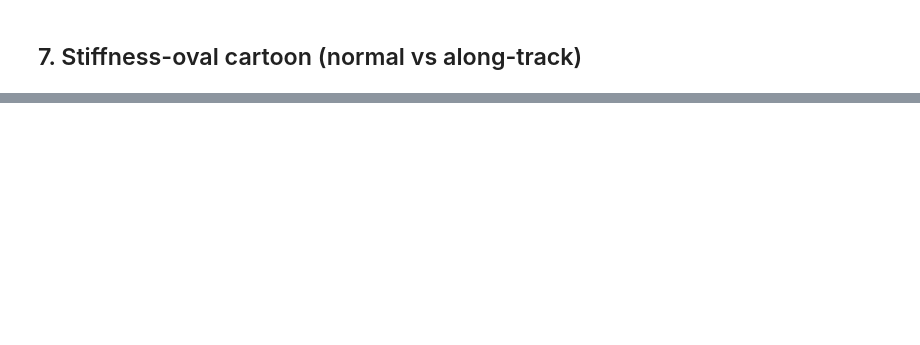
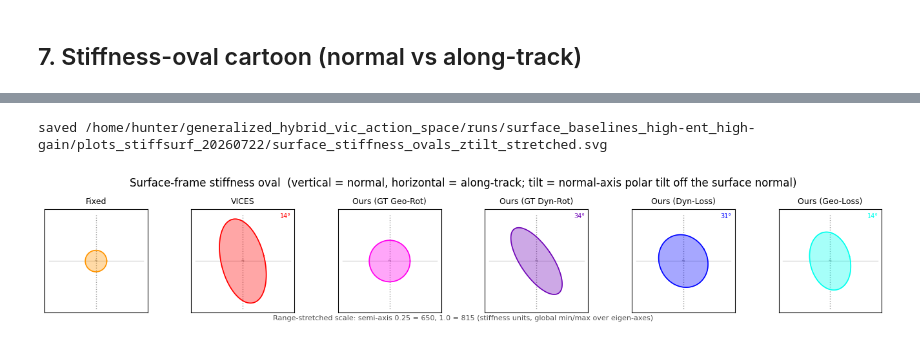
Before and after one commit to RoboNuke/generalized_hybrid_vic_action_space, a Jupyter notebook: data_analysis/stiff_surface_analysis.ipynb, the cells around one changed output, grey strips where cells are left out. Saved outputs shown, nothing was run; the diff lists cells and outputs as text; code cells hidden in the pictures; blank space fills up the shorter version.

```diff
--- a/data_analysis/stiff_surface_analysis.ipynb
+++ b/data_analysis/stiff_surface_analysis.ipynb
@@ -271,0 +295,17 @@ saved /home/hunter/generalized_hybrid_vic_action_space/runs/surface_baselines_fi
+# %%
+# (4a) Same normal-axis (z) tilt as (4), but range-stretched scale so small differences pop
+# (identical scaling to (3a)): scale_mode="range" affine-maps the global [min, max] over all
+# semi-axis values (principal_z AND the tangential mean, pooled) onto [0.25, 1.0]. Magnitudes
+# are exaggerated — read shape/tilt, not absolute size. GHOST_NORMAL sets the reference oval
+# radius in TRUE stiffness units, run through the same range map.
+SHOW_GHOST = True
+GHOST_NORMAL = 600.0   # reference stiffness (true units); set to your anchor of choice
+fig = pt.plot_surface_stiffness_ellipses(DATA, STYLE, reduce=REDUCE, tilt_mode="zaxis",
+                                         selection_metric=SUCCESS_METRIC,
+                                         scale_mode="range", ghost=SHOW_GHOST,
+                                         ghost_normal=GHOST_NORMAL)
+pt.save_plot(fig, "surface_stiffness_ovals_ztilt_stretched", STYLE)
+plt.show()
+# %% [output]
+saved /home/hunter/generalized_hybrid_vic_action_space/runs/surface_baselines_high-ent_high-gain/plots_stiffsurf_20260722/surface_stiffness_ovals_ztilt_stretched.svg
+[figure, added]
```
Also changed, not shown: parts of 9 cells of this notebook, 6 other files.
